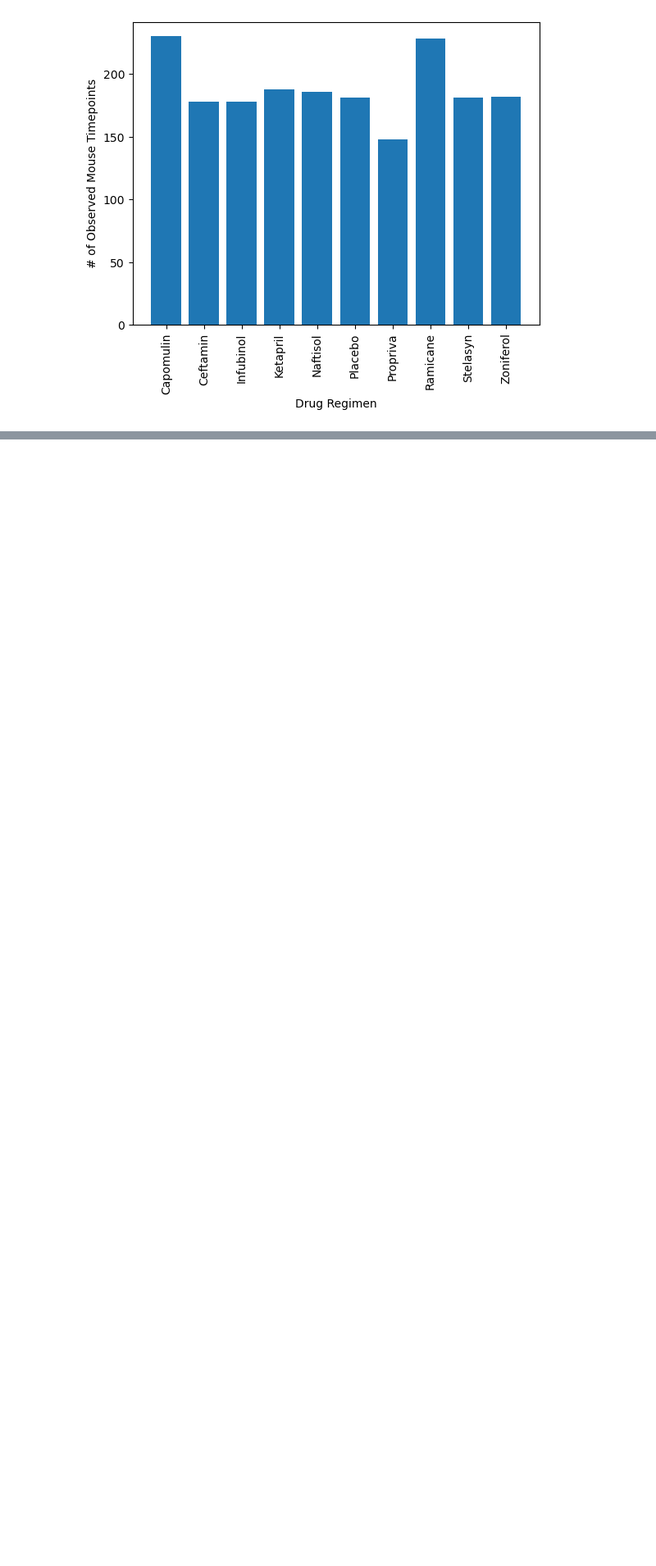
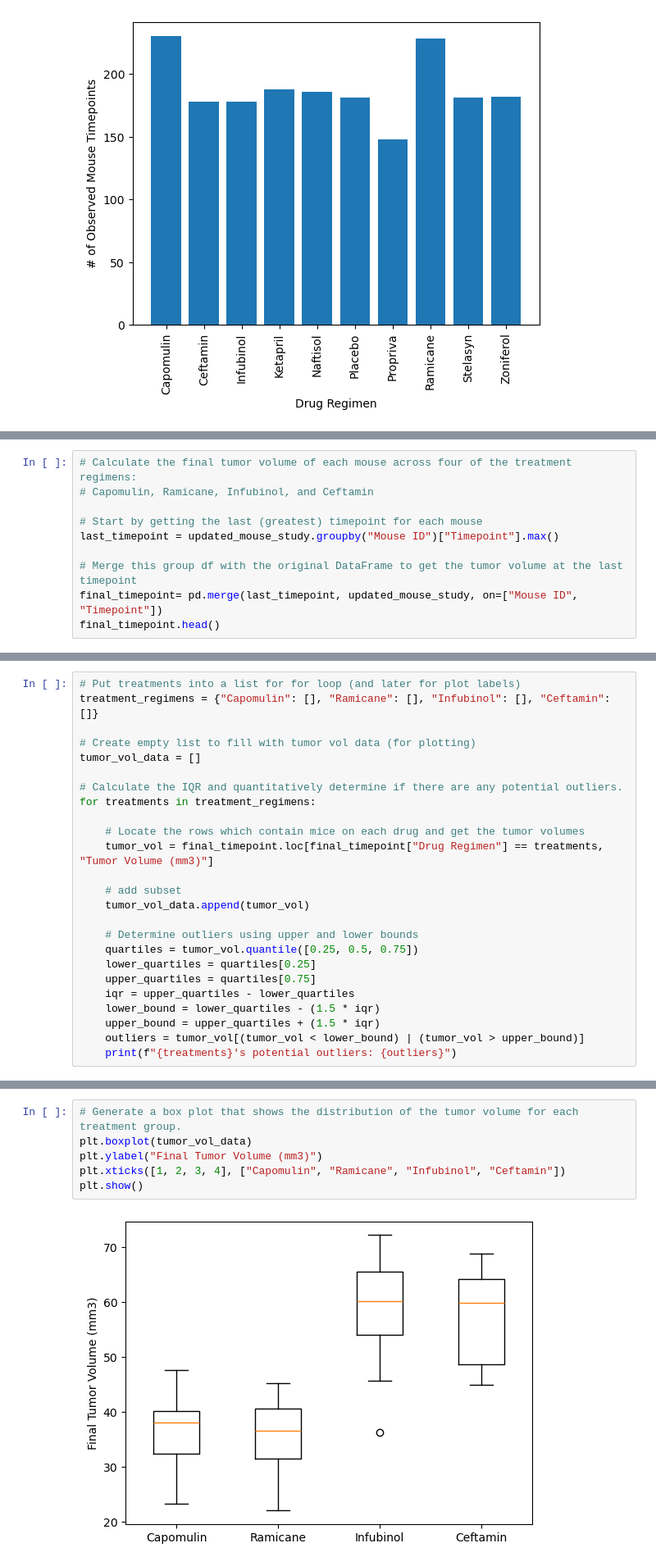
Before and after one commit to Csaldivar23/Module_5_Challenge, a Jupyter notebook: Pymaceuticals/pymaceuticals_solution.ipynb, the cells around one changed output, grey strips where cells are left out. Shown at 82% size. Saved outputs shown, nothing was run; the diff lists cells and outputs as text; blank space fills up the shorter version.

```diff
--- a/Pymaceuticals/pymaceuticals_solution.ipynb
+++ b/Pymaceuticals/pymaceuticals_solution.ipynb
@@ -195,0 +213,10 @@ female_vs_male.plot(kind="pie", autopct="%1.1f%%")
+# %%
+# Calculate the final tumor volume of each mouse across four of the treatment regimens:
+# Capomulin, Ramicane, Infubinol, and Ceftamin
+
+# Start by getting the last (greatest) timepoint for each mouse
+last_timepoint = updated_mouse_study.groupby("Mouse ID")["Timepoint"].max()
+
+# Merge this group df with the original DataFrame to get the tumor volume at the last timepoint
+final_timepoint= pd.merge(last_timepoint, updated_mouse_study, on=["Mouse ID", "Timepoint"])
+final_timepoint.head()
@@ -195,0 +230,25 @@ female_vs_male.plot(kind="pie", autopct="%1.1f%%")
+# %%
+# Put treatments into a list for for loop (and later for plot labels)
+treatment_regimens = {"Capomulin": [], "Ramicane": [], "Infubinol": [], "Ceftamin": []}
+
+# Create empty list to fill with tumor vol data (for plotting)
+tumor_vol_data = []
+
+# Calculate the IQR and quantitatively determine if there are any potential outliers.
+for treatments in treatment_regimens:
+
+    # Locate the rows which contain mice on each drug and get the tumor volumes
+    tumor_vol = final_timepoint.loc[final_timepoint["Drug Regimen"] == treatments, "Tumor Volume (mm3)"]
+
+    # add subset
+    tumor_vol_data.append(tumor_vol)
+
+    # Determine outliers using upper and lower bounds
+    quartiles = tumor_vol.quantile([0.25, 0.5, 0.75])
+    lower_quartiles = quartiles[0.25]
+    upper_quartiles = quartiles[0.75]
+    iqr = upper_quartiles - lower_quartiles
+    lower_bound = lower_quartiles - (1.5 * iqr)
+    upper_bound = upper_quartiles + (1.5 * iqr)
+    outliers = tumor_vol[(tumor_vol < lower_bound) | (tumor_vol > upper_bound)]
+    print(f"{treatments}'s potential outliers: {outliers}")
@@ -195,0 +261,8 @@ female_vs_male.plot(kind="pie", autopct="%1.1f%%")
+# %%
+# Generate a box plot that shows the distribution of the tumor volume for each treatment group.
+plt.boxplot(tumor_vol_data)
+plt.ylabel("Final Tumor Volume (mm3)")
+plt.xticks([1, 2, 3, 4], ["Capomulin", "Ramicane", "Infubinol", "Ceftamin"])
+plt.show()
+# %% [output]
+[figure, added]
```
Also changed, not shown: parts of 12 cells of this notebook, 1 other file.
